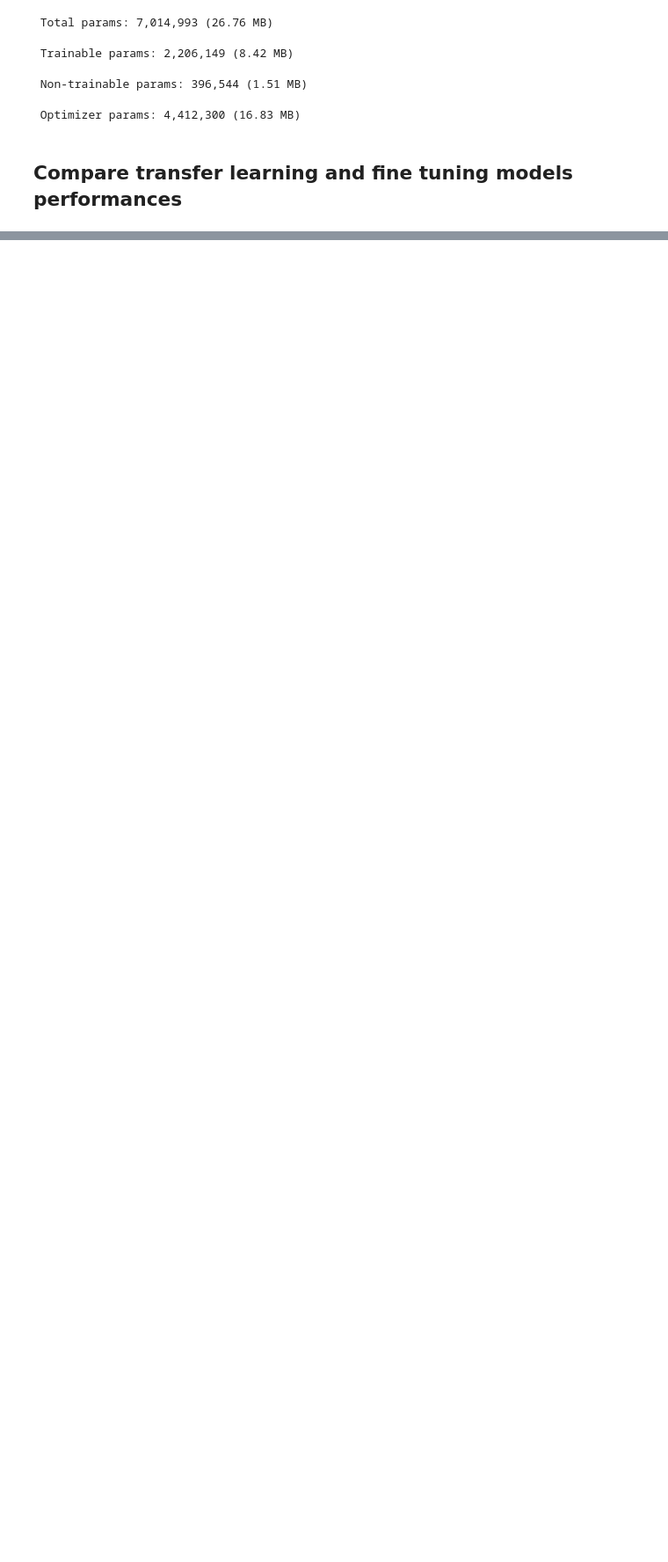
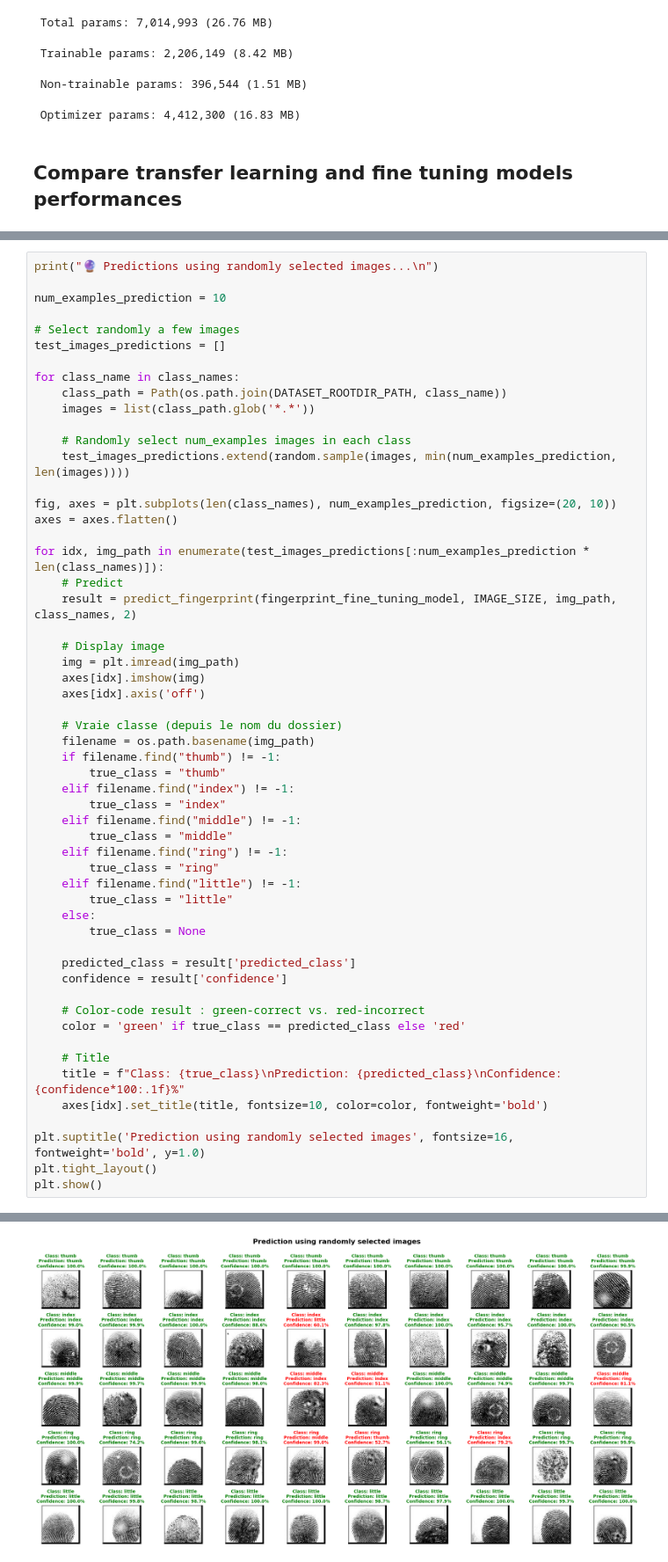
Before and after one commit to OrenChouraki06/projet-fingerprint-validator, a Jupyter notebook: notebooks/evaluate_mobilenet.ipynb, the cells around one changed output, grey strips where cells are left out. Shown at 88% size. Drawn from its saved outputs; the diff is of its cells as text; blank space fills up the shorter version.

```diff
--- a/notebooks/evaluate_mobilenet.ipynb
+++ b/notebooks/evaluate_mobilenet.ipynb
@@ -596,0 +640,56 @@ plt.show()
+# %%
+print("🔮 Predictions using randomly selected images...\n")
+
+num_examples_prediction = 10
+
+# Select randomly a few images
+test_images_predictions = []
+
+for class_name in class_names:
+    class_path = Path(os.path.join(DATASET_ROOTDIR_PATH, class_name))
+    images = list(class_path.glob('*.*'))
+
+    # Randomly select num_examples images in each class
+    test_images_predictions.extend(random.sample(images, min(num_examples_prediction, len(images))))
+
+fig, axes = plt.subplots(len(class_names), num_examples_prediction, figsize=(20, 10))
+axes = axes.flatten()
+
+for idx, img_path in enumerate(test_images_predictions[:num_examples_prediction * len(class_names)]):
+    # Predict
+    result = predict_fingerprint(fingerprint_fine_tuning_model, IMAGE_SIZE, img_path, class_names, 2)
+
+    # Display image
+    img = plt.imread(img_path)
+    axes[idx].imshow(img)
+    axes[idx].axis('off')
+
+    # Vraie classe (depuis le nom du dossier)
+    filename = os.path.basename(img_path)
+    if filename.find("thumb") != -1:
+        true_class = "thumb"
+    elif filename.find("index") != -1:
+        true_class = "index"
+    elif filename.find("middle") != -1:
+        true_class = "middle"
+    elif filename.find("ring") != -1:
+        true_class = "ring"
+    elif filename.find("little") != -1:
+        true_class = "little"
+    else:
+        true_class = None
+
+    predicted_class = result['predicted_class']
+    confidence = result['confidence']
+
+    # Color-code result : green-correct vs. red-incorrect
+    color = 'green' if true_class == predicted_class else 'red'
+
+    # Title
+    title = f"Class: {true_class}\nPrediction: {predicted_class}\nConfidence: {confidence*100:.1f}%"
+    axes[idx].set_title(title, fontsize=10, color=color, fontweight='bold')
+
+plt.suptitle('Prediction using randomly selected images', fontsize=16, fontweight='bold', y=1.0)
+plt.tight_layout()
+plt.show()
+# %% [output]
@@ -596,0 +697 @@ plt.show()
+[figure, added]
```
Also changed, not shown: parts of 29 cells of this notebook, 1 other file.
